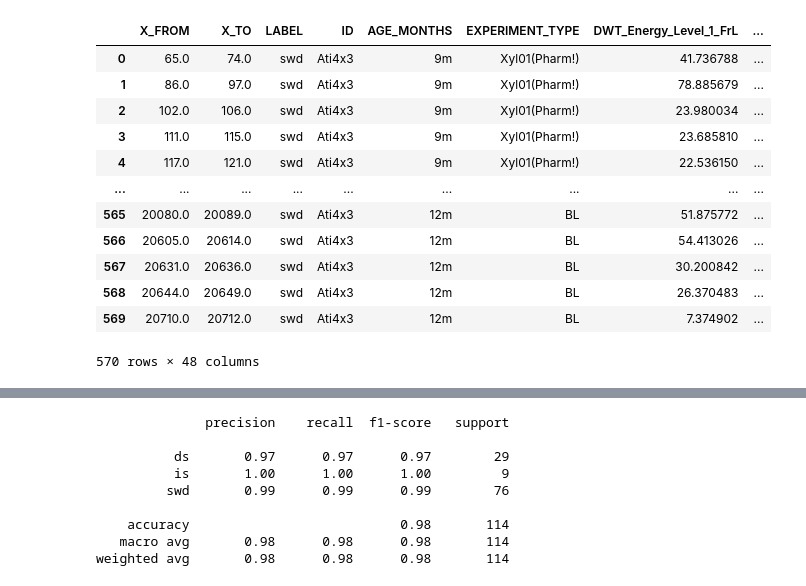
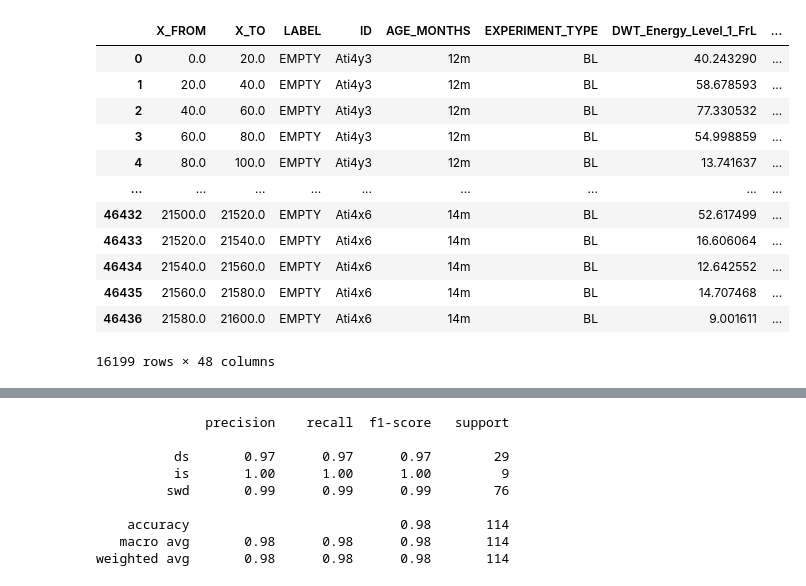
Before and after one commit to tarasovxx/classification-system-ekog, a Jupyter notebook: research/model.ipynb, the cells around one changed output, grey strips where cells are left out. Drawn from its saved outputs; the diff is of its cells as text; code cells hidden in the pictures.

```diff
--- a/research/model.ipynb
+++ b/research/model.ipynb
@@ -1,31 +9,31 @@
 # %%
 import pandas as pd
 import numpy as np
 from catboost import CatBoostClassifier, Pool, cv
 from sklearn.model_selection import train_test_split
 from sklearn.preprocessing import LabelEncoder
 from sklearn.metrics import classification_report
 
 # Assuming `df` is your dataset
-df = pd.read_csv("/Users/s.vandanov/Documents/GitHub/classification-system-ekog/research/train.csv")
+df = pd.read_csv(f"{get_root()}/research/train.csv")
 df = df.dropna(subset=['ID', 'LABEL'])
 
 df = df.fillna(0)
 df
 # %% [output]
 |  | X_FROM | X_TO | LABEL | ID | AGE_MONTHS | EXPERIMENT_TYPE | DWT_Energy_Level_1_FrL | ... |
-| 0 | 65.0 | 74.0 | swd | Ati4x3 | 9m | Xyl01(Pharm!) | 41.736788 | ... |
-| 1 | 86.0 | 97.0 | swd | Ati4x3 | 9m | Xyl01(Pharm!) | 78.885679 | ... |
-| 2 | 102.0 | 106.0 | swd | Ati4x3 | 9m | Xyl01(Pharm!) | 23.980034 | ... |
-| 3 | 111.0 | 115.0 | swd | Ati4x3 | 9m | Xyl01(Pharm!) | 23.685810 | ... |
-| 4 | 117.0 | 121.0 | swd | Ati4x3 | 9m | Xyl01(Pharm!) | 22.536150 | ... |
+| 0 | 0.0 | 20.0 | EMPTY | Ati4y3 | 12m | BL | 40.243290 | ... |
+| 1 | 20.0 | 40.0 | EMPTY | Ati4y3 | 12m | BL | 58.678593 | ... |
+| 2 | 40.0 | 60.0 | EMPTY | Ati4y3 | 12m | BL | 77.330532 | ... |
+| 3 | 60.0 | 80.0 | EMPTY | Ati4y3 | 12m | BL | 54.998859 | ... |
+| 4 | 80.0 | 100.0 | EMPTY | Ati4y3 | 12m | BL | 13.741637 | ... |
 | ... | ... | ... | ... | ... | ... | ... | ... | ... |
-| 565 | 20080.0 | 20089.0 | swd | Ati4x3 | 12m | BL | 51.875772 | ... |
-| 566 | 20605.0 | 20614.0 | swd | Ati4x3 | 12m | BL | 54.413026 | ... |
-| 567 | 20631.0 | 20636.0 | swd | Ati4x3 | 12m | BL | 30.200842 | ... |
-| 568 | 20644.0 | 20649.0 | swd | Ati4x3 | 12m | BL | 26.370483 | ... |
-| 569 | 20710.0 | 20712.0 | swd | Ati4x3 | 12m | BL | 7.374902 | ... |
+| 46432 | 21500.0 | 21520.0 | EMPTY | Ati4x6 | 14m | BL | 52.617499 | ... |
+| 46433 | 21520.0 | 21540.0 | EMPTY | Ati4x6 | 14m | BL | 16.606064 | ... |
+| 46434 | 21540.0 | 21560.0 | EMPTY | Ati4x6 | 14m | BL | 12.642552 | ... |
+| 46435 | 21560.0 | 21580.0 | EMPTY | Ati4x6 | 14m | BL | 14.707468 | ... |
+| 46436 | 21580.0 | 21600.0 | EMPTY | Ati4x6 | 14m | BL | 9.001611 | ... |
-570 rows × 48 columns
+16199 rows × 48 columns
 # %%
 import pandas as pd
 from catboost import CatBoostClassifier, Pool, cv
```
Also changed, not shown: parts of 3 cells of this notebook, 9 other files.
